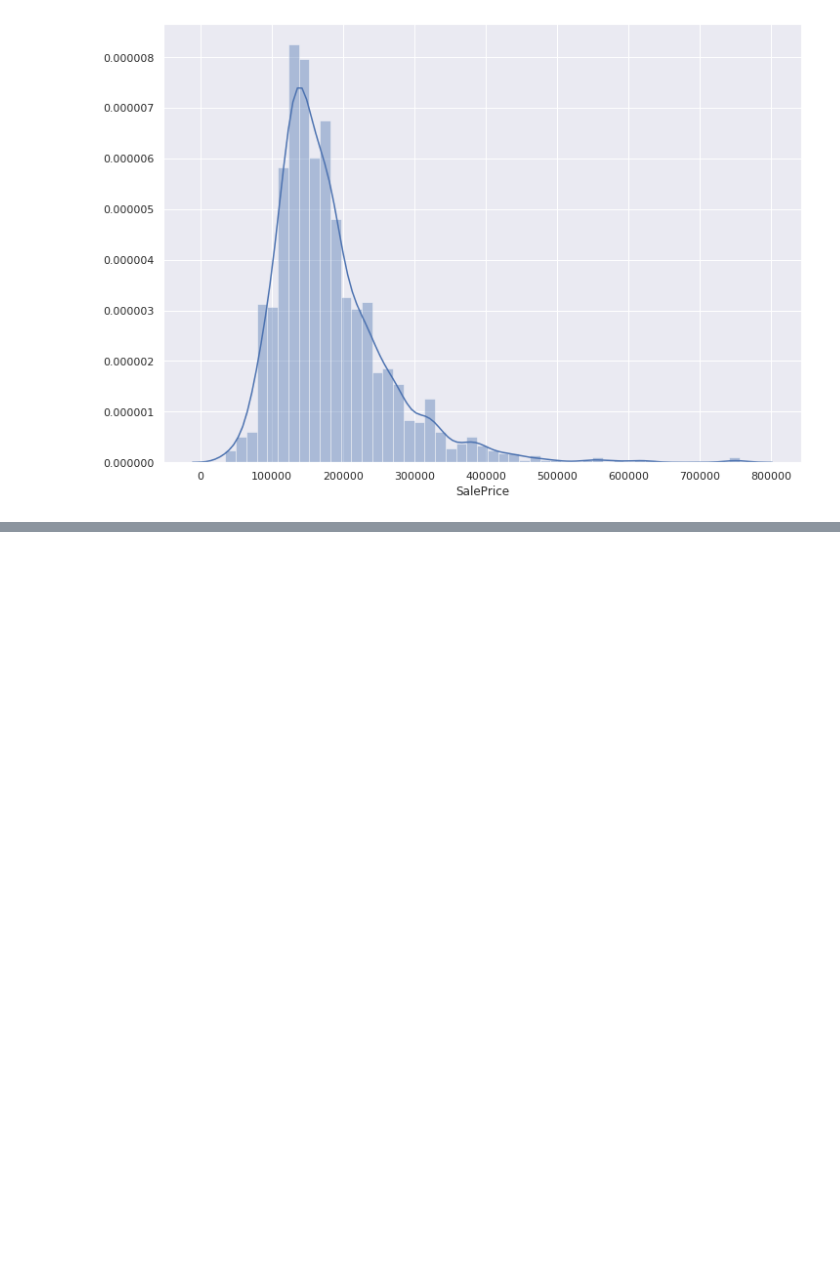
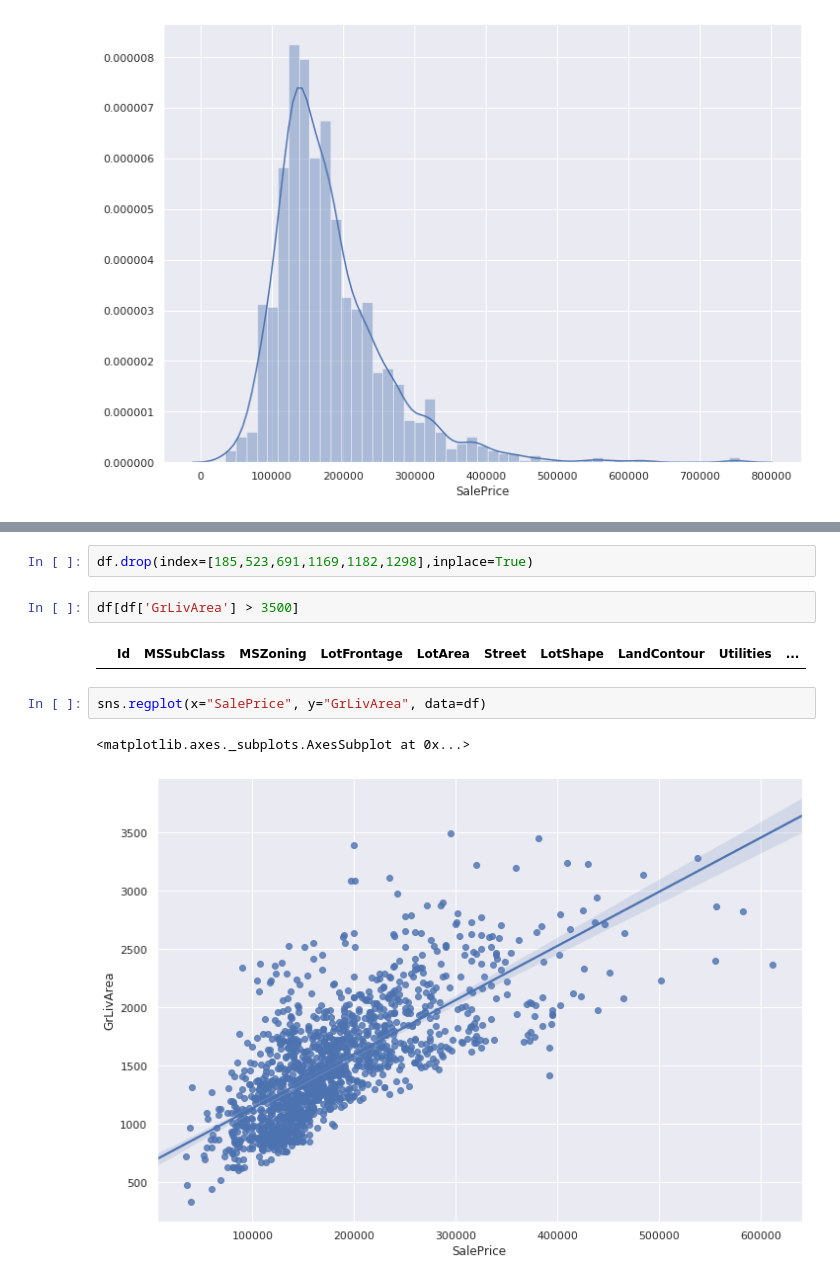
Before and after one commit to 03dipak/ML-Basic-Project, a Jupyter notebook: houseprice.ipynb, the cells around one changed output, grey strips where cells are left out. Cells and saved outputs as stored; diff of their text form; blank space fills up the shorter version.

```diff
--- a/houseprice.ipynb
+++ b/houseprice.ipynb
@@ -71,3 +73,14 @@ df[df['GrLivArea'] > 3500]
 | 1169 | 1170 | 60 | RL | 118.0 | 35760 | Pave | IR1 | Lvl | AllPub | ... |
 | 1182 | 1183 | 60 | RL | 160.0 | 15623 | Pave | IR1 | Lvl | AllPub | ... |
 | 1298 | 1299 | 60 | RL | 313.0 | 63887 | Pave | IR3 | Bnk | AllPub | ... |
+# %%
+df.drop(index=[185,523,691,1169,1182,1298],inplace=True)
+# %%
+df[df['GrLivArea'] > 3500]
+# %% [output]
+|  | Id | MSSubClass | MSZoning | LotFrontage | LotArea | Street | LotShape | LandContour | Utilities | ... |
+# %%
+sns.regplot(x="SalePrice", y="GrLivArea", data=df)
+# %% [output]
+<matplotlib.axes._subplots.AxesSubplot at 0x...>
+[figure, added]
```
Also changed, not shown: parts of 7 cells of this notebook.
